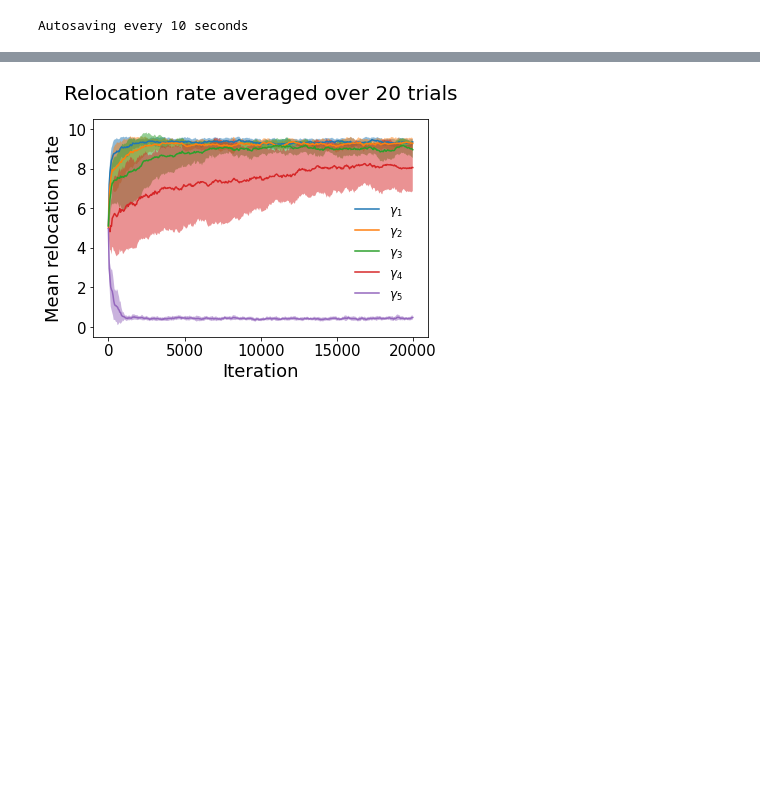
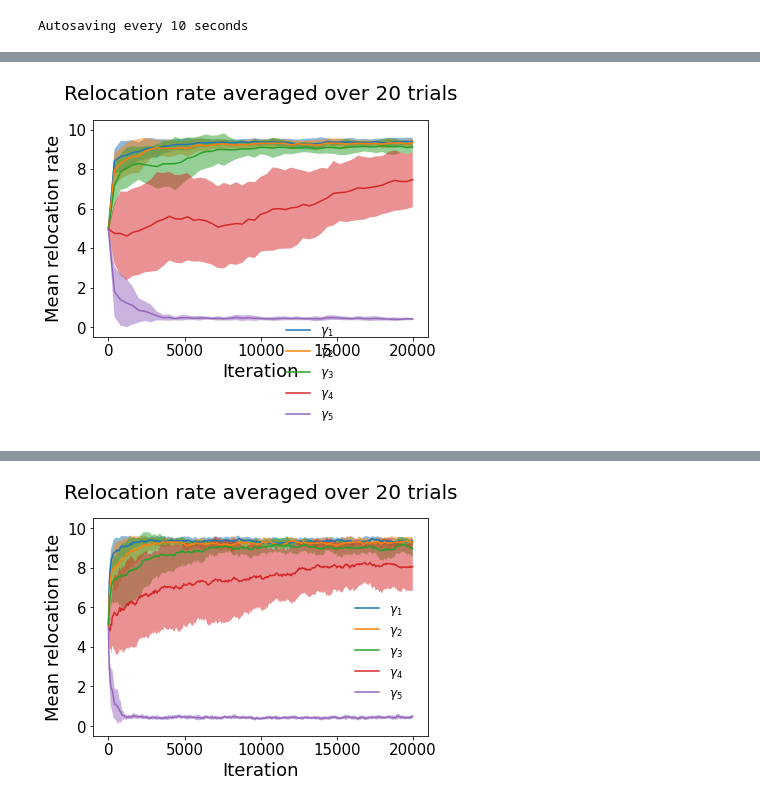
Before and after one commit to tongliang11/Evolution-dynamics, a Jupyter notebook: Agent based stochastic simulations.ipynb, the cells around one changed output, grey strips where cells are left out. Saved outputs shown, nothing was run; the diff lists cells and outputs as text; code cells hidden in the pictures; blank space fills up the shorter version.

```diff
--- a/Agent based stochastic simulations.ipynb
+++ b/Agent based stochastic simulations.ipynb
@@ -436,3 +301,52 @@ with ProcessPoolExecutor() as executor:
+# %%
+# iteration =10001
+# var=[[] for _ in range(len(range(0,iteration,200)))]
+# ave=[[] for _ in range(len(range(0,iteration,200)))]
+# for i in range(0,iteration,200):
+#     data=[[] for _ in range(20)]
+
+#     boxdata=[]
+#     for j in range(20):
+# #         with open("./evolve_data/2020_06_17_01_25/trail_{}/iteration_{}".format(j,i), "rb") as fp:   # Unpickling
+# #             data[j] = pickle.load(fp)
+#         try:
+#             with open("./evolve_data/2021_04_13_22_04/trial_{}/iteration_{}".format(j,i), "rb") as fp:   # Unpickling
+#                 data[j] = pickle.load(fp)
+#         except FileNotFoundError:
+#             print("trail_{}".format(j)+" doesn\'t have iteration_{}".format(i))
+#         else:
+#             boxdata.append(np.average(np.array([data[j][i].hop for i in range(500)]),axis=0))
+# #     boxdata=[np.median(np.array([data[j][i].hop for i in range(500)]),axis=0) for j in range(20)]
+#     var[int(i/200)]=np.var(np.array(boxdata).T,1)
+#     ave[int(i/200)]=np.average(np.array(boxdata).T,1)
+# for i in range(5):
+#     plt.plot(np.sqrt(np.array(var))[:,i],label="component {}".format(i+1))
+# plt.ylabel('STD of the medians of 20 copies')
+# plt.xlabel('Iterations/50')
+# # plt.title('noise 0.05 uniform local birth')
+# plt.legend()
+# plt.show()
+for i in range(5):
+    plt.plot(np.linspace(0,20000,51),np.array(ave)[:,i],'-',label="$\gamma_{}$".format(i+1))
+    plt.fill_between(np.linspace(0,20000,51),np.array(ave)[:,i]-np.sqrt(np.array(var))[:,i], np.array(ave)[:,i]+np.sqrt(np.array(var))[:,i], alpha=0.5)
+plt.ylabel('Mean relocation rate',fontsize = 18)
+plt.xlabel('Iteration',fontsize =18 )
+# plt.xticks(fontsize=12)
+# plt.title('Relocation rate averaged over 20 trials',fontsize=18)
+plt.text(10000, 11.5, 'Relocation rate averaged over 20 trials',
+         horizontalalignment='center',
+         fontsize=20)
+# plt.title('0 1 2 3 4 k =1 32*32 site')
+plt.legend(bbox_to_anchor=(0.75, 0.11),frameon=False,fontsize=12)
+plt.ylim(-0.5,10.5)
+plt.gca().set_xticks([0,5000,10000,15000,20000])
+plt.gca().tick_params(axis='x',labelsize=15)
+plt.gca().tick_params(axis='y',labelsize=15)
+# plt.legend()
+# plt.show()
+# plt.savefig('./Paper_1_Figures/evo_iteration_density0_ave.pdf')
+# %% [output]
+[figure, added]
 # %%
 iteration =20001
 var=[[] for _ in range(len(range(0,iteration,200)))]
```
Also changed, not shown: parts of 14 cells of this notebook, 4 other files.
